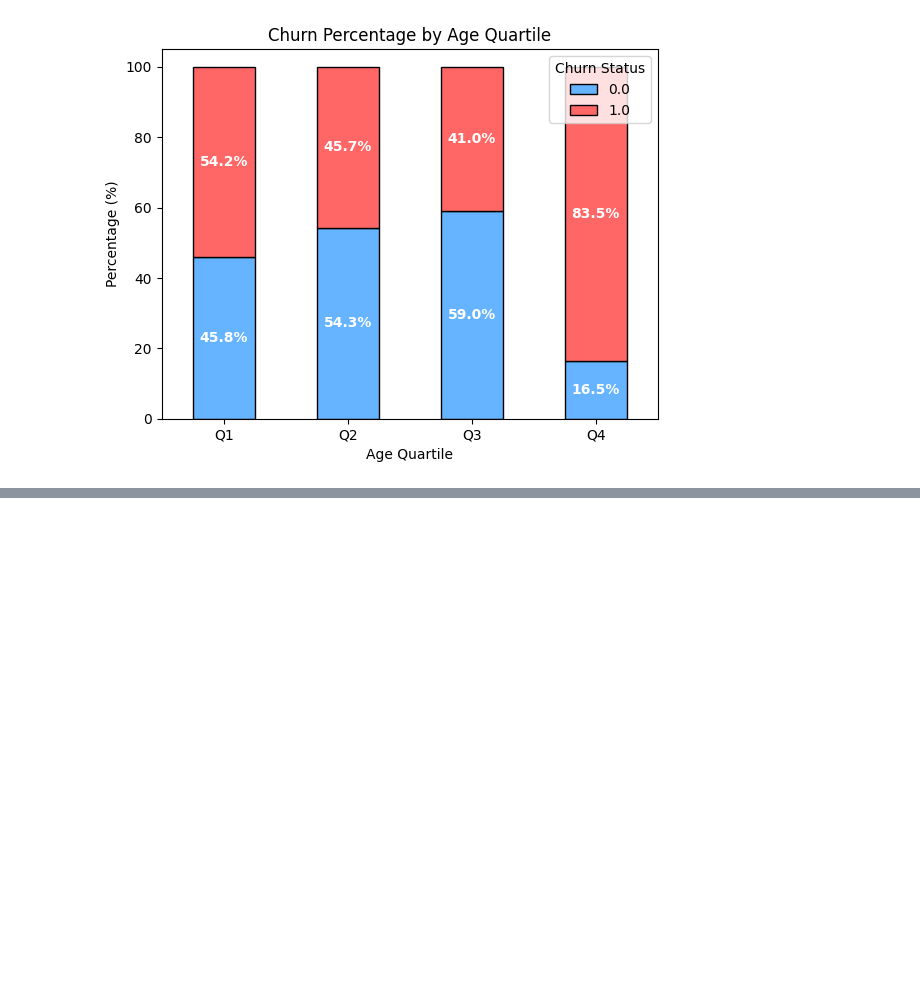
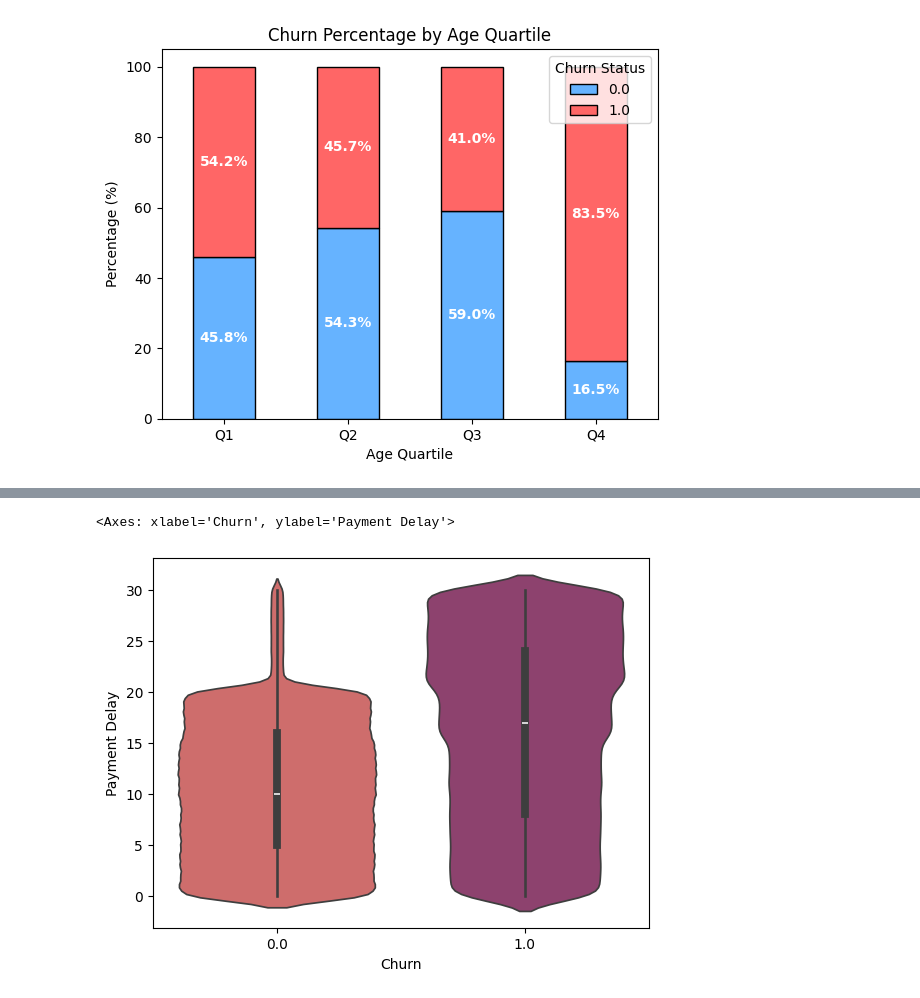
Before and after one commit to anjaneyajavvadi/CustomerChurn-EndToEnd, a Jupyter notebook: notebooks/eda.ipynb, the cells around one changed output, grey strips where cells are left out. Cells and saved outputs as stored; diff of their text form; code cells hidden in the pictures; blank space fills up the shorter version.

```diff
--- a/notebooks/eda.ipynb
+++ b/notebooks/eda.ipynb
@@ -198,0 +205,5 @@ plt.show()
+# %%
+sns.violinplot(x='Churn',y='Payment Delay',data=df1,palette='flare')
+# %% [output]
+<Axes: xlabel='Churn', ylabel='Payment Delay'>
+[figure, added]
```
Also changed, not shown: parts of 32 cells of this notebook, 10 other files.
